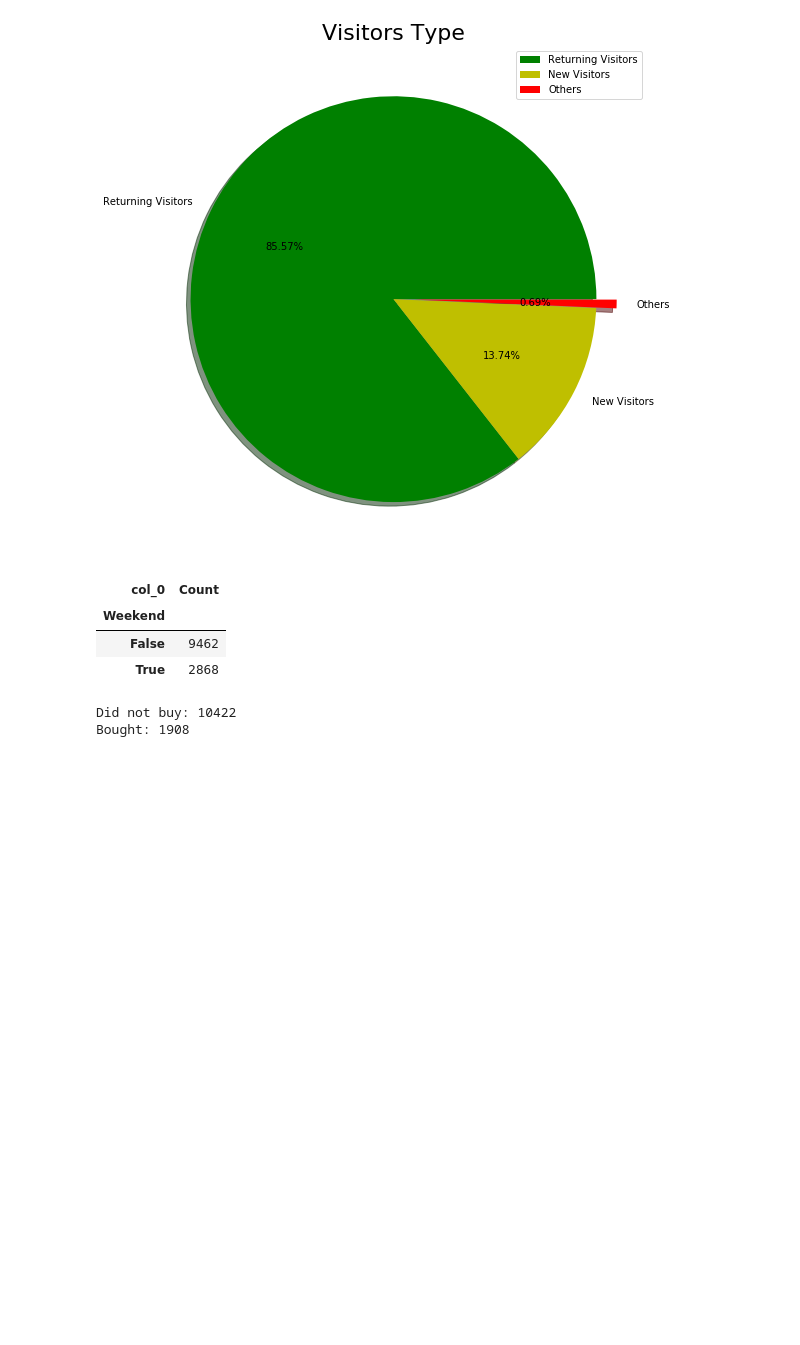
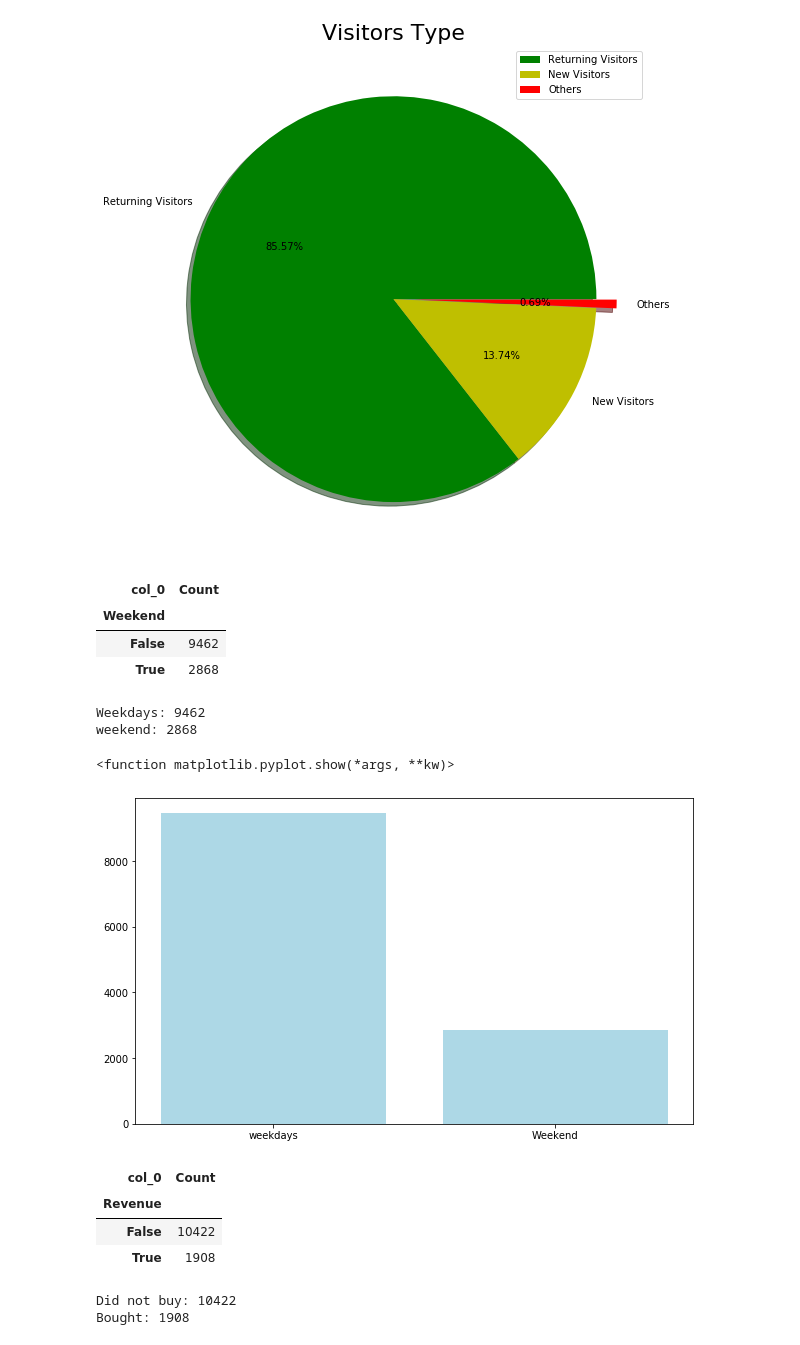
Before and after one commit to SepidehMohammadi/Capstone_python, a Jupyter notebook: Online Shoppers Purchasing Intention.ipynb, the cells around one changed output. Drawn from its saved outputs; the diff is of its cells as text; code cells hidden in the pictures; blank space fills up the shorter version.

```diff
--- a/Online Shoppers Purchasing Intention.ipynb
+++ b/Online Shoppers Purchasing Intention.ipynb
@@ -581,6 +601,27 @@ pd.crosstab(index = OSHIdf["Weekend"], columns = "Count")
 | Weekend |  |
 | False | 9462 |
 | True | 2868 |
+# %%
+plt.figure(figsize =(10, 6))
+print("Weekdays:", len(OSHIdf[OSHIdf.Weekend == 0]))
+print("weekend:", len(OSHIdf[OSHIdf.Weekend == 1]))
+y = len(OSHIdf[OSHIdf.Weekend == 0]), len(OSHIdf[OSHIdf.Weekend == 1])
+x = ["weekdays", "Weekend"]
+plt.bar(x, y, color = "lightblue")
+plt.show
+# %% [output]
+Weekdays: 9462
+weekend: 2868
+<function matplotlib.pyplot.show(*args, **kw)>
+[figure, added]
+# %%
+#frequency table for Revenue
+pd.crosstab(index = OSHIdf["Revenue"], columns = "Count")
+# %% [output]
+| col_0 | Count |
+| Revenue |  |
+| False | 10422 |
+| True | 1908 |
 # %%
 #Plotting the Revenue
 plt.figure(figsize =(10, 6))
```
Also changed, not shown: parts of 34 cells of this notebook.
